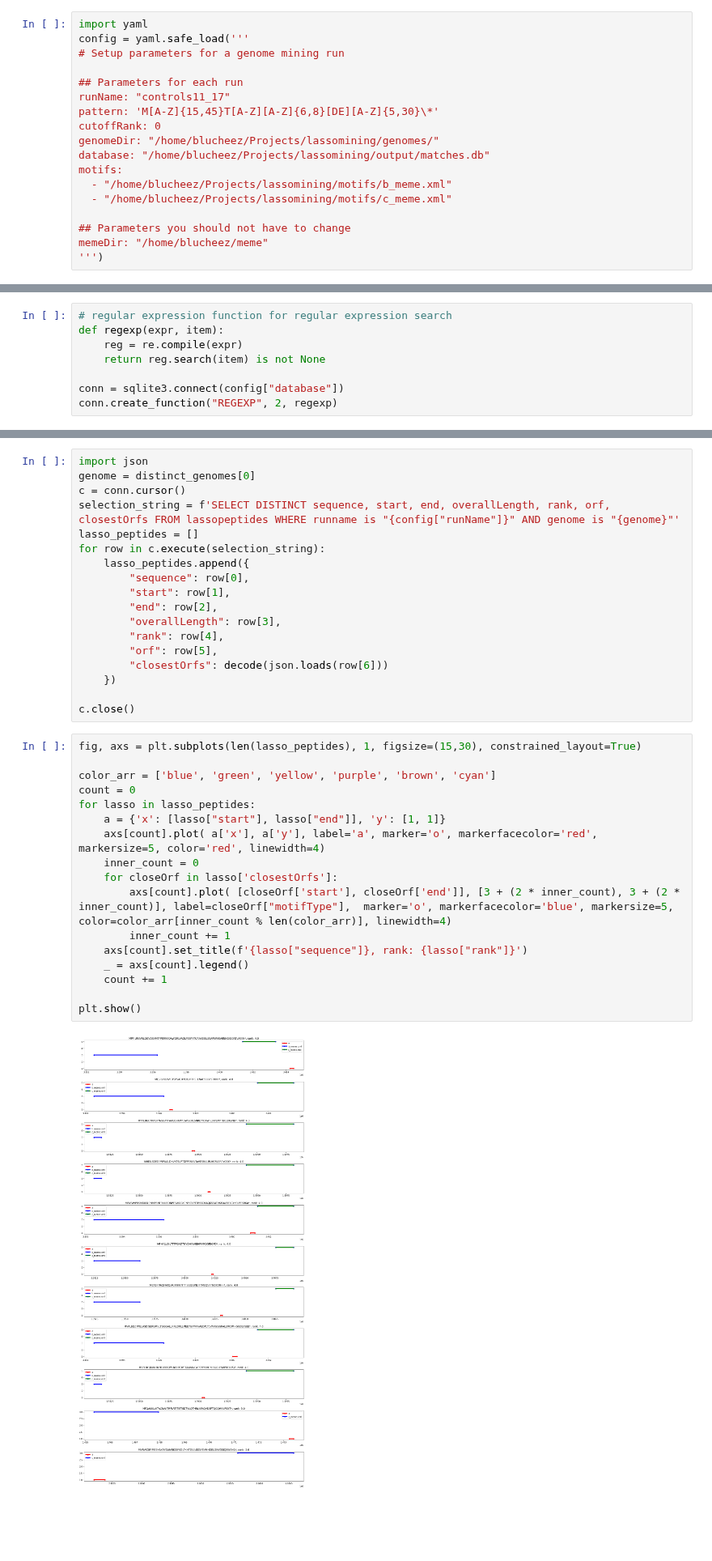
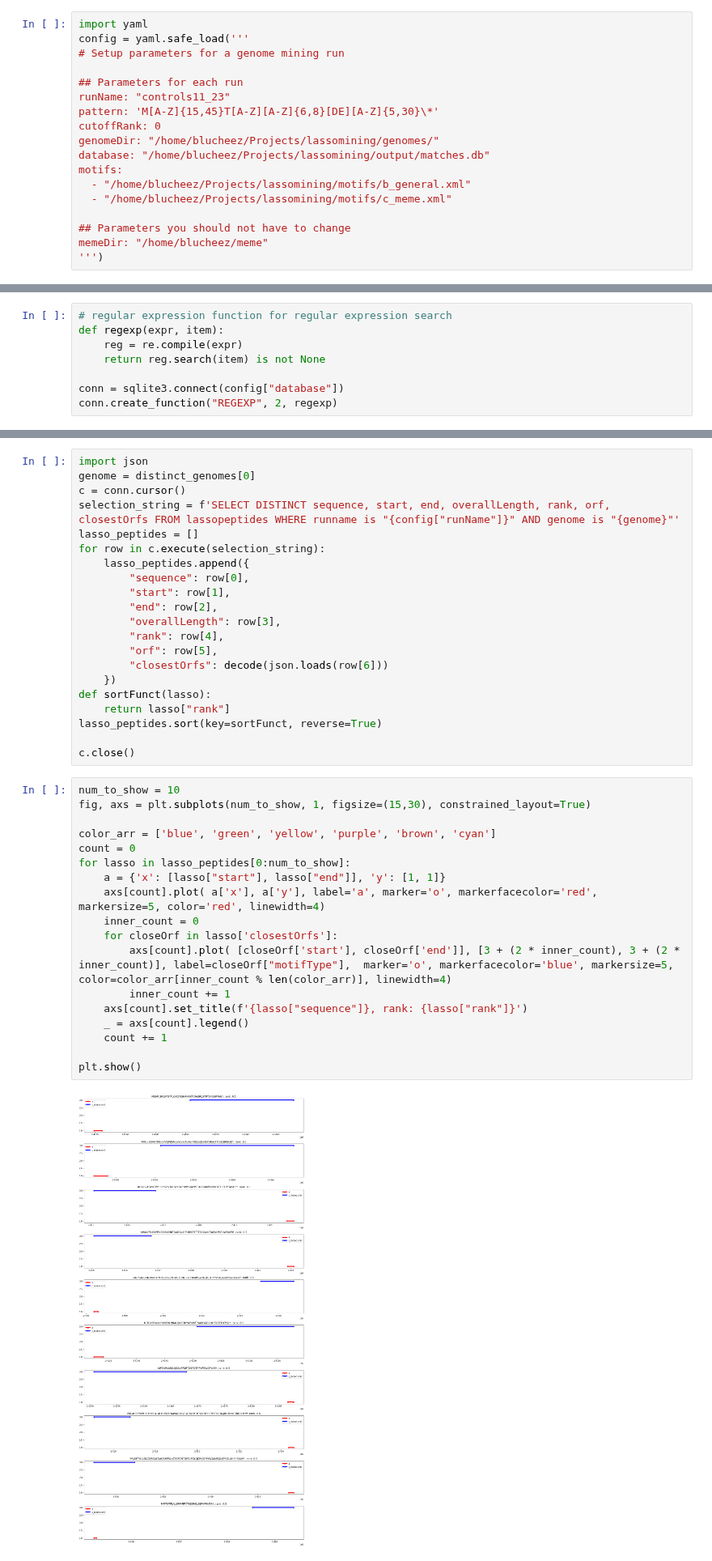
Before and after one commit to nathanalam/lassomining, a Jupyter notebook: Notebook.ipynb, the cells around one changed output, grey strips where cells are left out. Shown at 81% size. Drawn from its saved outputs; the diff is of its cells as text; blank space fills up the shorter version.

```diff
--- a/Notebook.ipynb
+++ b/Notebook.ipynb
@@ -14,13 +14,13 @@ config = yaml.safe_load('''
 # Setup parameters for a genome mining run
 
 ## Parameters for each run
-runName: "controls11_17"
+runName: "controls11_23"
 pattern: 'M[A-Z]{15,45}T[A-Z][A-Z]{6,8}[DE][A-Z]{5,30}\*'
 cutoffRank: 0
 genomeDir: "/home/blucheez/Projects/lassomining/genomes/"
 database: "/home/blucheez/Projects/lassomining/output/matches.db"
 motifs:
-  - "/home/blucheez/Projects/lassomining/motifs/b_meme.xml"
+  - "/home/blucheez/Projects/lassomining/motifs/b_general.xml"
   - "/home/blucheez/Projects/lassomining/motifs/c_meme.xml"
 
 ## Parameters you should not have to change
@@ -155,24 +166,28 @@ for row in c.execute(selection_string):
         "orf": row[5],
         "closestOrfs": decode(json.loads(row[6]))
     })
+def sortFunct(lasso):
+    return lasso["rank"]
+lasso_peptides.sort(key=sortFunct, reverse=True)
 
 c.close()
 # %%
-fig, axs = plt.subplots(len(lasso_peptides), 1, figsize=(15,30), constrained_layout=True)
+num_to_show = 10
+fig, axs = plt.subplots(num_to_show, 1, figsize=(15,30), constrained_layout=True)
 
 color_arr = ['blue', 'green', 'yellow', 'purple', 'brown', 'cyan']
 count = 0
-for lasso in lasso_peptides:
+for lasso in lasso_peptides[0:num_to_show]:
     a = {'x': [lasso["start"], lasso["end"]], 'y': [1, 1]}
     axs[count].plot( a['x'], a['y'], label='a', marker='o', markerfacecolor='red', markersize=5, color='red', linewidth=4)
     inner_count = 0
     for closeOrf in lasso['closestOrfs']:
         axs[count].plot( [closeOrf['start'], closeOrf['end']], [3 + (2 * inner_count), 3 + (2 * inner_count)], label=closeOrf["motifType"],  marker='o', markerfacecolor='blue', markersize=5, color=color_arr[inner_count % len(color_arr)], linewidth=4)
         inner_count += 1
     axs[count].set_title(f'{lasso["sequence"]}, rank: {lasso["rank"]}')
     _ = axs[count].legend()
     count += 1
 
 plt.show()
 # %% [output]
-[figure, old version]
+[figure, new version]
```
Also changed, not shown: parts of 12 cells of this notebook, 1 other file.
